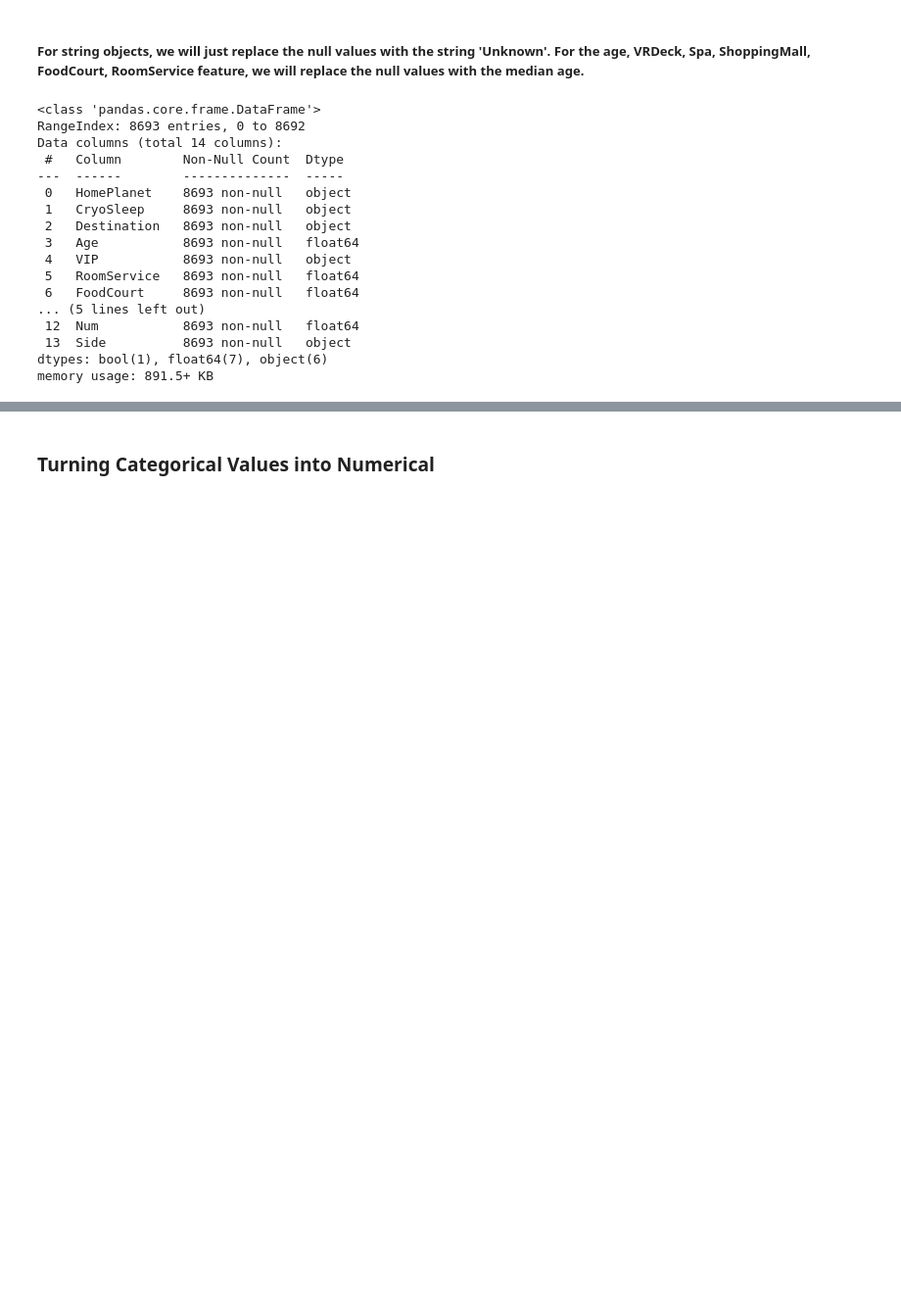
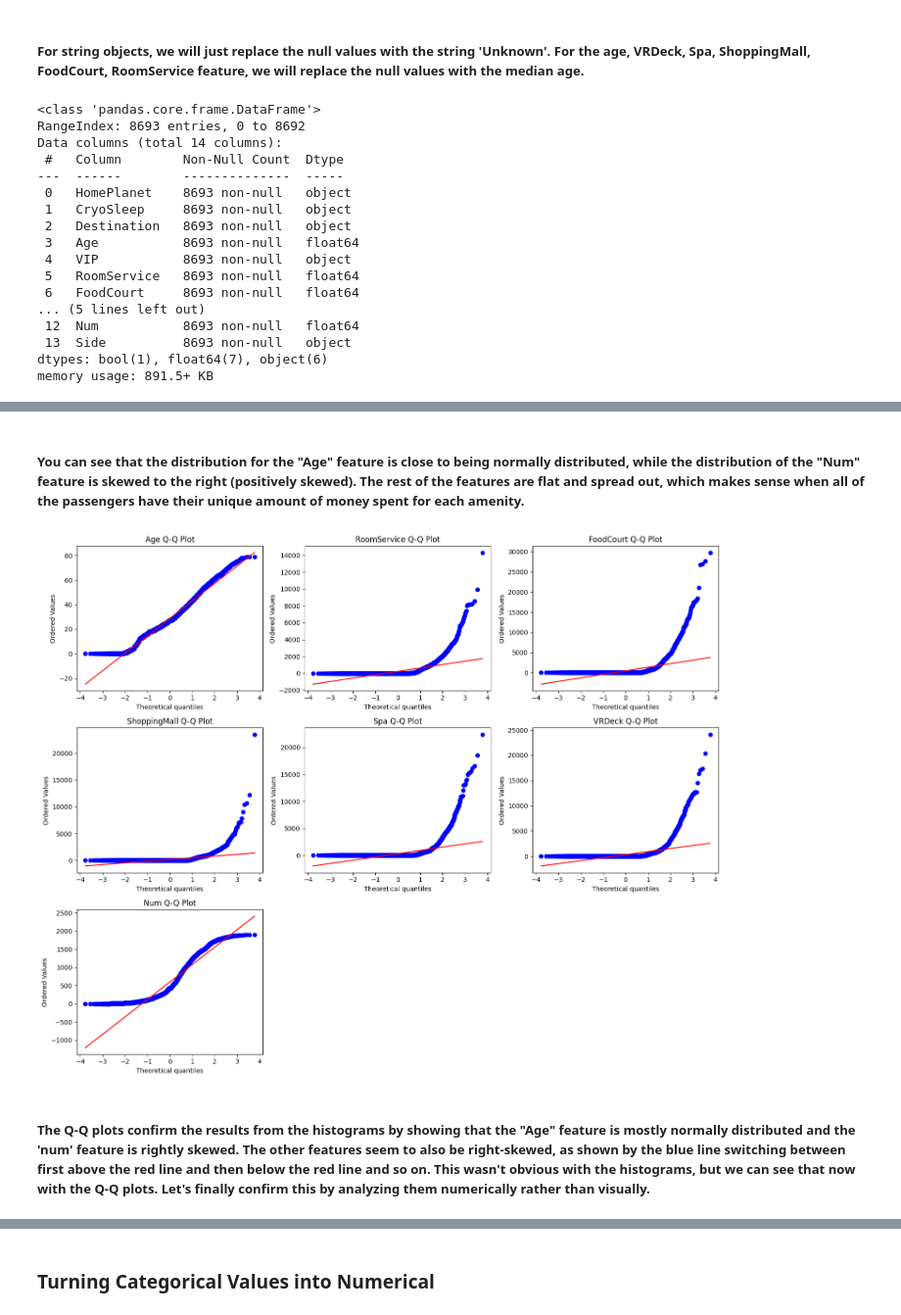
Before and after one commit to cpicazo8304/Spaceship-Titanic-Classification, a Jupyter notebook: notebooks/spaceship-titantic-passenger-classification.ipynb, the cells around one changed output, grey strips where cells are left out. Shown: that part at 98% size. Cells and saved outputs as stored; diff of their text form; code cells hidden in the pictures; blank space fills up the shorter version.

```diff
--- a/notebooks/spaceship-titantic-passenger-classification.ipynb
+++ b/notebooks/spaceship-titantic-passenger-classification.ipynb
@@ -207,0 +235,18 @@ memory usage: 891.5+ KB
+# %% [markdown]
+<h5>You can see that the distribution for the "Age" feature is close to being normally distributed, while the distribution of the "Num" feature is skewed to the right (positively skewed). The rest of the features are flat and spread out, which makes sense when all of the passengers have their unique amount of money spent for each amenity.</h5>
+# %%
+# Set up the grid
+plt.figure(figsize=(5 * n_cols, 4 * n_rows))
+
+# Plot each Q-Q plot
+for i, col in enumerate(num_cols, 1):
+    plt.subplot(n_rows, n_cols, i)
+    stats.probplot(train_data_new[col].dropna(), dist="norm", plot=plt)
+    plt.title(f'{col} Q-Q Plot')
+
+plt.tight_layout()
+plt.show()
+# %% [output]
+[figure, added]
+# %% [markdown]
+<h5>The Q-Q plots confirm the results from the histograms by showing that the "Age" feature is mostly normally distributed and the 'num' feature is rightly skewed. The other features seem to also be right-skewed, as shown by the blue line switching between first above the red line and then below the red line and so on. This wasn't obvious with the histograms, but we can see that now with the Q-Q plots. Let's finally confirm this by analyzing them numerically rather than visually.</h5>
```
Also changed, not shown: parts of 7 cells of this notebook.
